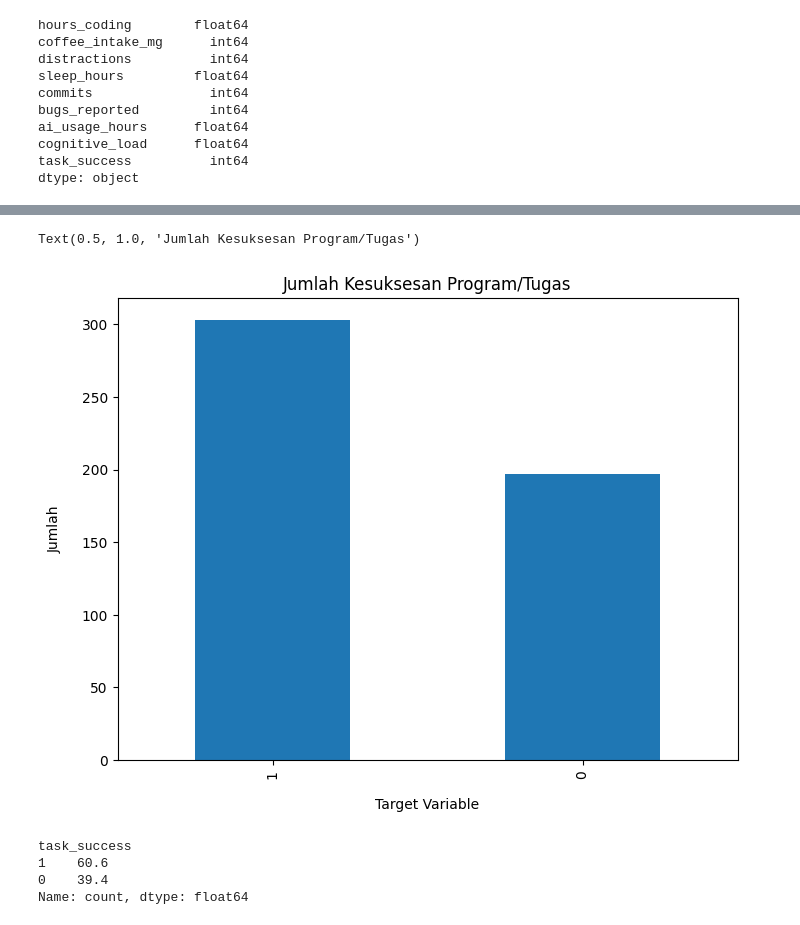
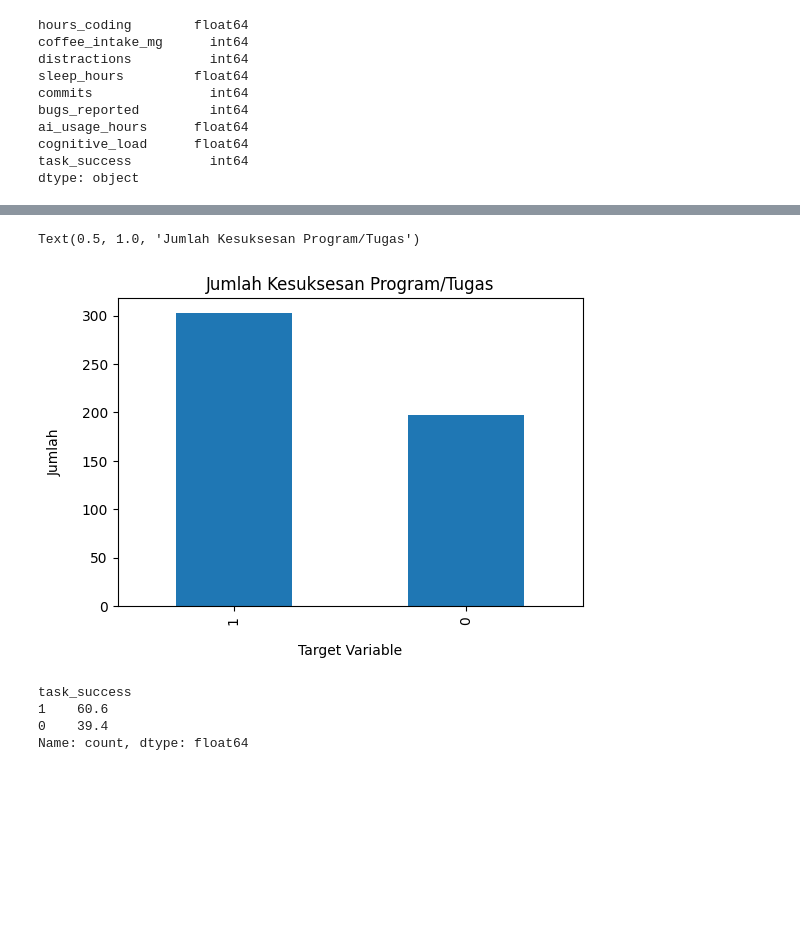
Before and after one commit to cevinpratama/MachineLearning, a Jupyter notebook: Classification/ai_dev_productivty/main.ipynb, the cells around one changed output, grey strips where cells are left out. Saved outputs shown, nothing was run; the diff lists cells and outputs as text; code cells hidden in the pictures; blank space fills up the shorter version.

```diff
--- a/Classification/ai_dev_productivty/main.ipynb
+++ b/Classification/ai_dev_productivty/main.ipynb
@@ -74,13 +74,13 @@ df.describe()
 | 75% | 6.275000 | 600.000000 | 4.000000 | 7.900000 | 6.00000 | 2.000000 | 2.070000 | ... |
 | max | 12.000000 | 600.000000 | 8.000000 | 10.000000 | 13.00000 | 5.000000 | 6.360000 | ... |
 # %%
-df['task_success'].value_counts().plot(kind='bar', figsize=(8,6))
+df['task_success'].value_counts().plot(kind='bar', figsize=(6,4))
 plt.xlabel("Target Variable", labelpad=14)
 plt.ylabel("Jumlah", labelpad= 14)
 plt.title("Jumlah Kesuksesan Program/Tugas")
 # %% [output]
 Text(0.5, 1.0, 'Jumlah Kesuksesan Program/Tugas')
-[figure, old version]
+[figure, new version]
 # %%
 100*df['task_success'].value_counts()/len(df['task_success'])
 # %% [output]
```
Also changed, not shown: parts of 2 cells of this notebook, 1 other file.
